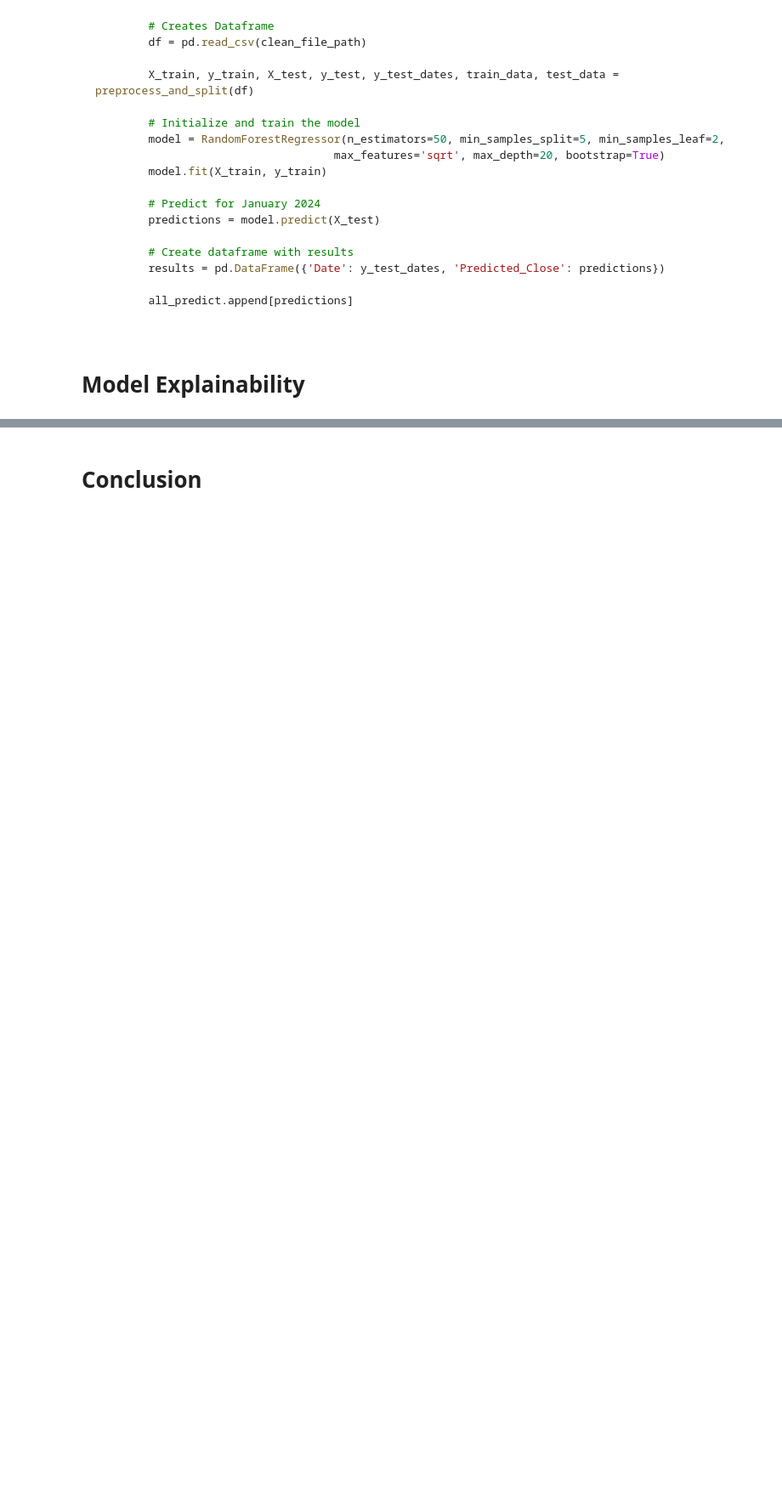
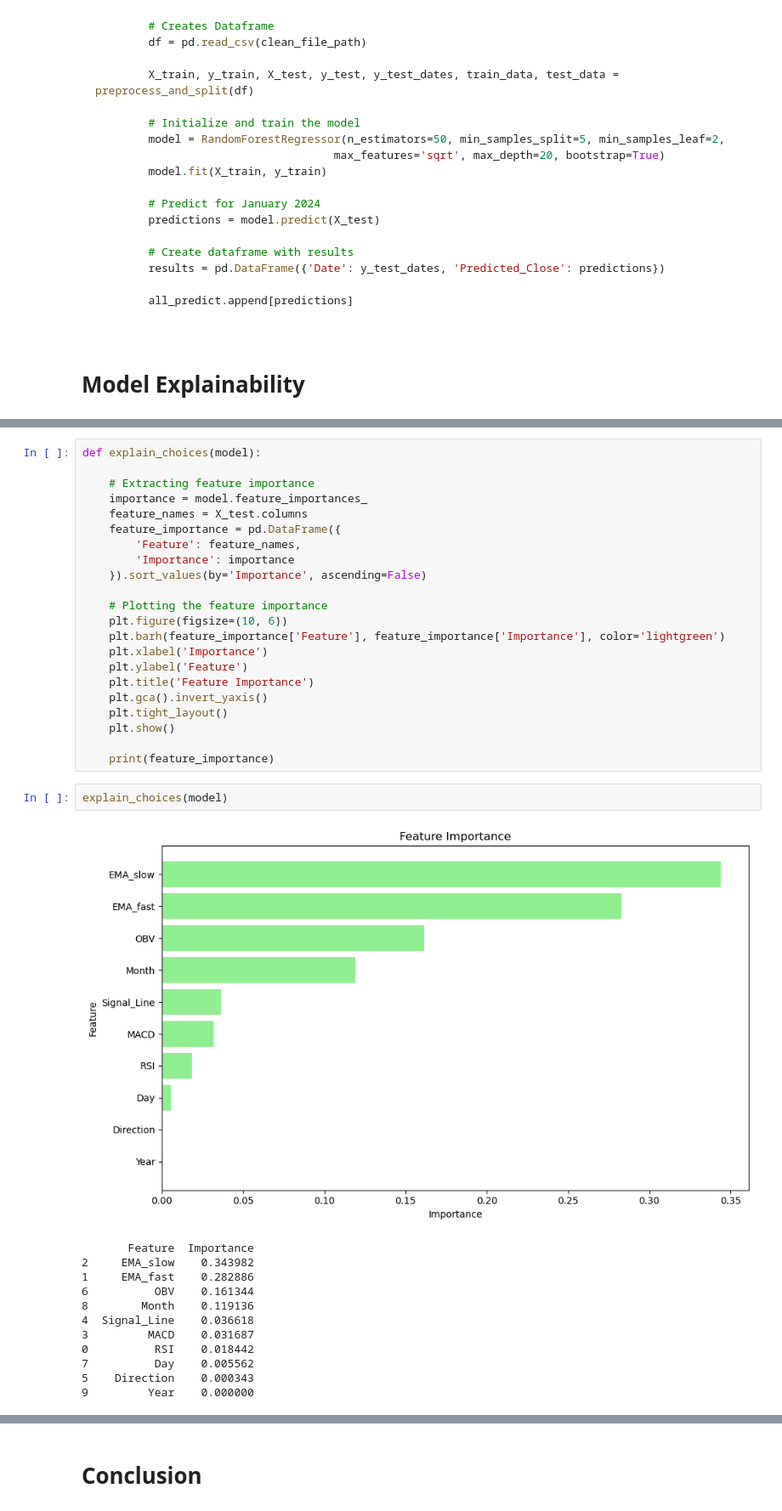
Before and after one commit to pmgfernandes04/SP500-Using-ML-and-Search-Methods, a Jupyter notebook: random_forest_regressor.ipynb, the cells around one changed output, grey strips where cells are left out. Shown at 85% size. Drawn from its saved outputs; the diff is of its cells as text; blank space fills up the shorter version.

Commit message:
Explainability Added

```diff
--- a/random_forest_regressor.ipynb
+++ b/random_forest_regressor.ipynb
@@ -911,0 +927,37 @@ for ticker in tqdm(tickers[1:], desc="Processing Tickers", unit="ticker"):
+# %%
+def explain_choices(model):
+
+    # Extracting feature importance
+    importance = model.feature_importances_
+    feature_names = X_test.columns
+    feature_importance = pd.DataFrame({
+        'Feature': feature_names,
+        'Importance': importance
+    }).sort_values(by='Importance', ascending=False)
+
+    # Plotting the feature importance
+    plt.figure(figsize=(10, 6))
+    plt.barh(feature_importance['Feature'], feature_importance['Importance'], color='lightgreen')
+    plt.xlabel('Importance')
+    plt.ylabel('Feature')
+    plt.title('Feature Importance')
+    plt.gca().invert_yaxis()
+    plt.tight_layout()
+    plt.show()
+
+    print(feature_importance)
+# %%
+explain_choices(model)
+# %% [output]
+[figure, added]
+       Feature  Importance
+2     EMA_slow    0.343982
+1     EMA_fast    0.282886
+6          OBV    0.161344
+8        Month    0.119136
+4  Signal_Line    0.036618
+3         MACD    0.031687
+0          RSI    0.018442
+7          Day    0.005562
+5    Direction    0.000343
+9         Year    0.000000
```
Also changed, not shown: parts of 15 cells of this notebook, 1 other file.
